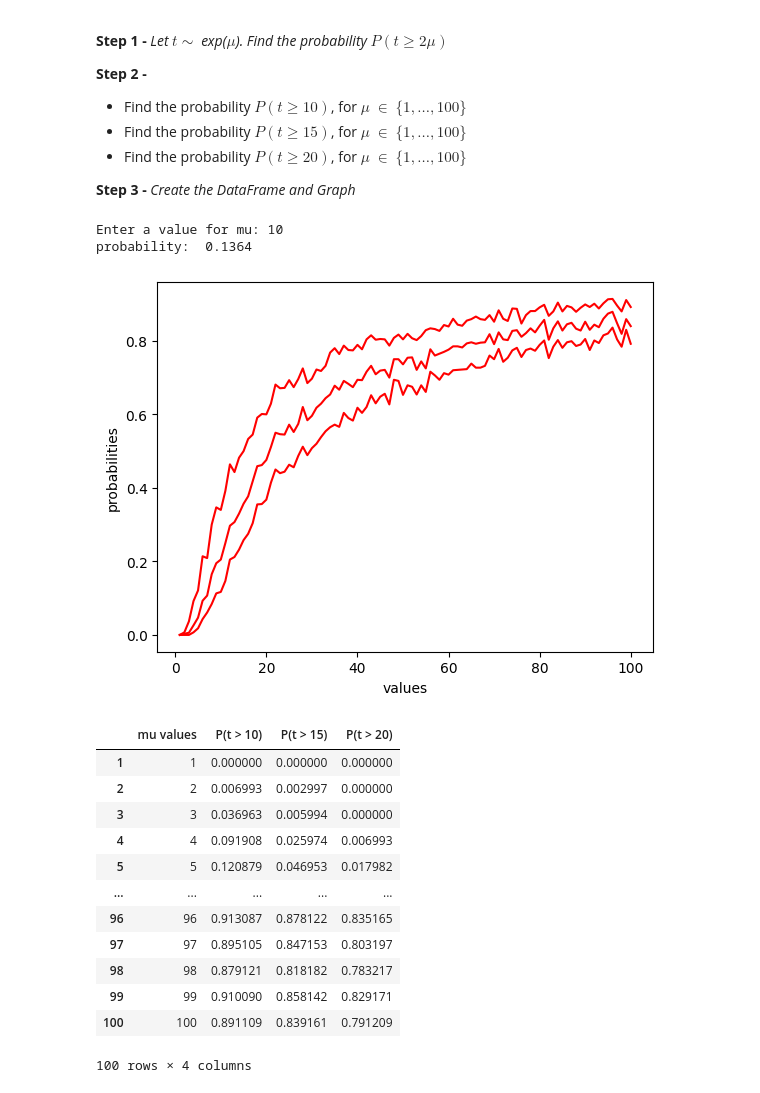
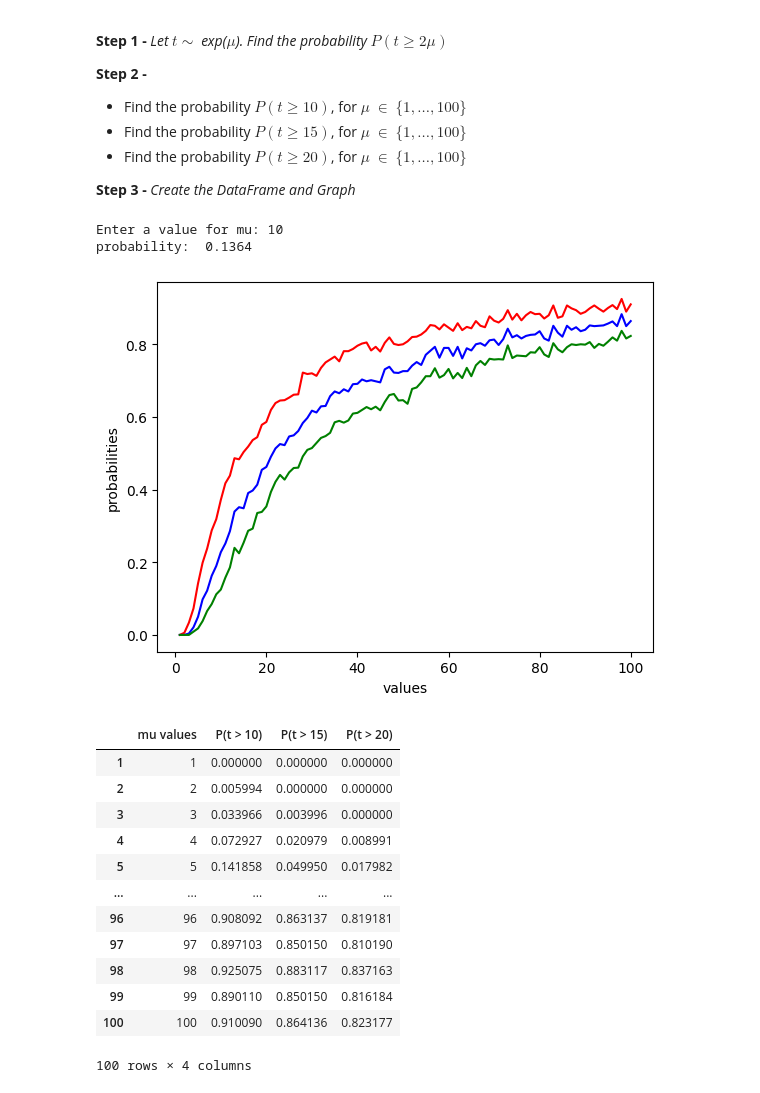
Before and after one commit to bdemps98/ISM4300, a Jupyter notebook: Simulation_Exercise.ipynb, the cells around one changed output. Cells and saved outputs as stored; diff of their text form; code cells hidden in the pictures.

Commit message:
Updated plot with distinct colors

```diff
--- a/Simulation_Exercise.ipynb
+++ b/Simulation_Exercise.ipynb
@@ -30,46 +30,46 @@ print('probability: ', c / n)
 
 values = range (1, 101) # probably range
 p1 = [] # P(t>=10) values
 p2 = [] # P(t>=15) values
 p3 = [] # P(t>=20) values
 
 for mu in values:
   n = 0 #runs
   c = [0, 0, 0] #counter
   while n <= 1000:
     t = np.random.exponential(mu)
     if t >= 10: c[0] = c[0] + 1
     if t >= 15: c[1] = c[1] + 1
     if t >= 20: c[2] = c[2] + 1
     n = n + 1
   p1.append(c[0] / n)
   p2.append(c[1] / n)
   p3.append(c[2] / n)
 
 # Step 3
 
 results = pd.DataFrame({'mu values': values, 'P(t > 10)': p1, 'P(t > 15)': p2, 'P(t > 20)': p3}, index = values) # creating the dataframe
 plt.plot(results['mu values'], results['P(t > 10)'], c = 'r') # plotting P(t>=10) values
-plt.plot(results['mu values'], results['P(t > 15)'], c = 'r') # plotting P(t>=15) values
-plt.plot(results['mu values'], results['P(t > 20)'], c = 'r') # plotting P(t>=20) values
+plt.plot(results['mu values'], results['P(t > 15)'], c = 'b') # plotting P(t>=15) values
+plt.plot(results['mu values'], results['P(t > 20)'], c = 'g') # plotting P(t>=20) values
 plt.ylabel('probabilities') # labeling y axis
 plt.xlabel('values') # labeling x axis
 plt.show() # showing visualization
 display(results) # showing the data
 # %% [output]
 Enter a value for mu: 10
 probability:  0.1364
-[figure, old version]
+[figure, new version]
 |  | mu values | P(t > 10) | P(t > 15) | P(t > 20) |
 | 1 | 1 | 0.000000 | 0.000000 | 0.000000 |
-| 2 | 2 | 0.006993 | 0.002997 | 0.000000 |
-| 3 | 3 | 0.036963 | 0.005994 | 0.000000 |
-| 4 | 4 | 0.091908 | 0.025974 | 0.006993 |
-| 5 | 5 | 0.120879 | 0.046953 | 0.017982 |
+| 2 | 2 | 0.005994 | 0.000000 | 0.000000 |
+| 3 | 3 | 0.033966 | 0.003996 | 0.000000 |
+| 4 | 4 | 0.072927 | 0.020979 | 0.008991 |
+| 5 | 5 | 0.141858 | 0.049950 | 0.017982 |
 | ... | ... | ... | ... | ... |
-| 96 | 96 | 0.913087 | 0.878122 | 0.835165 |
-| 97 | 97 | 0.895105 | 0.847153 | 0.803197 |
-| 98 | 98 | 0.879121 | 0.818182 | 0.783217 |
-| 99 | 99 | 0.910090 | 0.858142 | 0.829171 |
-| 100 | 100 | 0.891109 | 0.839161 | 0.791209 |
+| 96 | 96 | 0.908092 | 0.863137 | 0.819181 |
+| 97 | 97 | 0.897103 | 0.850150 | 0.810190 |
+| 98 | 98 | 0.925075 | 0.883117 | 0.837163 |
+| 99 | 99 | 0.890110 | 0.850150 | 0.816184 |
+| 100 | 100 | 0.910090 | 0.864136 | 0.823177 |
 100 rows × 4 columns
```
